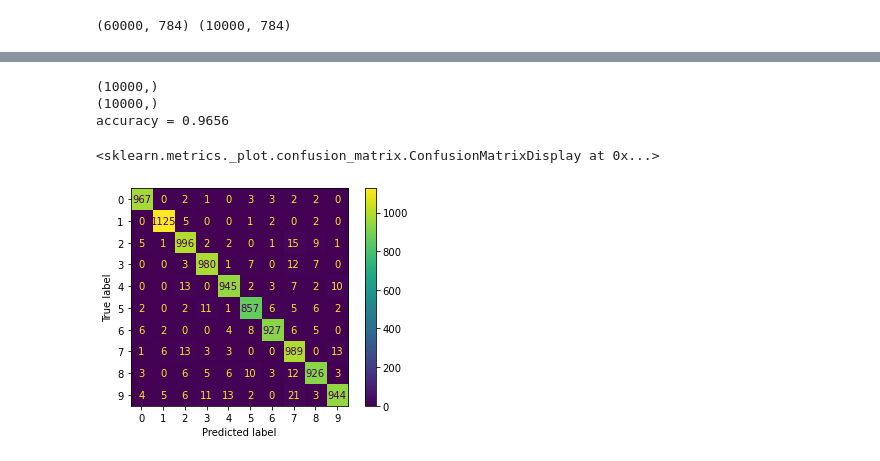
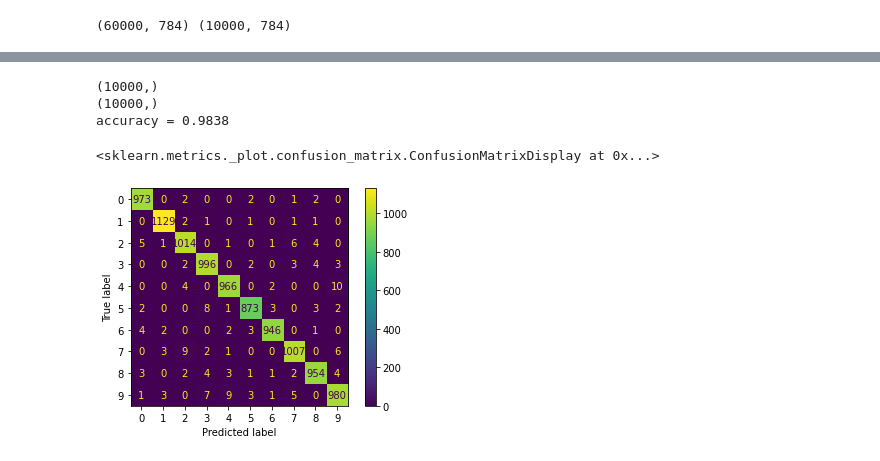
Before and after one commit to Aryan-909/MNIST_classifier, a Jupyter notebook: mnist_digit_classifier.ipynb, the cells around one changed output, grey strips where cells are left out. Drawn from its saved outputs; the diff is of its cells as text; code cells hidden in the pictures.

```diff
--- a/mnist_digit_classifier.ipynb
+++ b/mnist_digit_classifier.ipynb
@@ -30,15 +28,15 @@ Extraction Complete
 # %%
+!pip install idx2numpy
+import os
 import numpy as np
 import idx2numpy as idx
 
-data = "dataset/"
-files = os.listdir("dataset/")
+data = drive_path + "dataset/"
+files = os.listdir(data)
 print(files)
 
-# Loading the data set as train and test data
-# The order may not be the same for a different device
-y_train= idx.convert_from_file(data +files[0])
-y_test= idx.convert_from_file(data + files[1])
-X_train = idx.convert_from_file(data + files[2])
-X_test = idx.convert_from_file(data + files[3])
+y_train= idx.convert_from_file(data + 'train-labels-idx1-ubyte')
+y_test= idx.convert_from_file(data + 't10k-labels-idx1-ubyte')
+X_train = idx.convert_from_file(data + 'train-images-idx3-ubyte')
+X_test = idx.convert_from_file(data + 't10k-images-idx3-ubyte')
 # %% [output]
@@ -79,7 +82,7 @@ X_test = scaler.fit_transform(X_test)
 # %%
 model = SVC()
 parameters = {
-        'kernel' : ['rbf'], 'C' : [100,10,1,0.1], 'gamma' : ['scale', 0.01, 0.1]
+        'kernel' : ['rbf'], 'C' : [100,10,1,0.1], 'gamma' : ['scale']
     }
 
 svm = GridSearchCV(estimator = model, param_grid = parameters,
@@ -99,8 +96,0 @@ cmd.plot()
-# %%
-from sklearn.preprocessing import MinMaxScaler
-mm = MinMaxScaler()
-X_train_m = mm.fit_transform(X_train)
-X_test_m = mm.fit_transform(X_test)
-
-svm2 = SVC(kernel = "rbf")
-svm2.fit(X_train_m, y_train)
@@ -109,17 +119,22 @@ SVC()
+# %%
+
+mnist_classifier = SVC(**svm.best_params_)
+
+mnist_classifier.fit(X_train, y_train)
 # %%
-y_pred_m =svm.predict(X_test_s)
+y_pred = mnist_classifier.predict(X_test)
 
-print(y_pred_m.shape)
+print(y_pred.shape)
 print(y_test.shape)
 print(f'''\
-accuracy = {accuracy_score(y_test, y_pred_m)}\
+accuracy = {accuracy_score(y_test, y_pred)}\
 ''')
 
-cmd2 = ConfusionMatrixDisplay(confusion_matrix(y_test,y_pred_m), display_labels= np.arange(0,10))
+cmd2 = ConfusionMatrixDisplay(confusion_matrix(y_test,y_pred), display_labels= np.arange(0,10))
 cmd2.plot()
 # %% [output]
 (10000,)
 (10000,)
-accuracy = 0.9656
+accuracy = 0.9838
 <sklearn.metrics._plot.confusion_matrix.ConfusionMatrixDisplay at 0x...>
-[figure, old version]
+[figure, new version]
```
Also changed, not shown: parts of 14 cells of this notebook, 1 other file.
